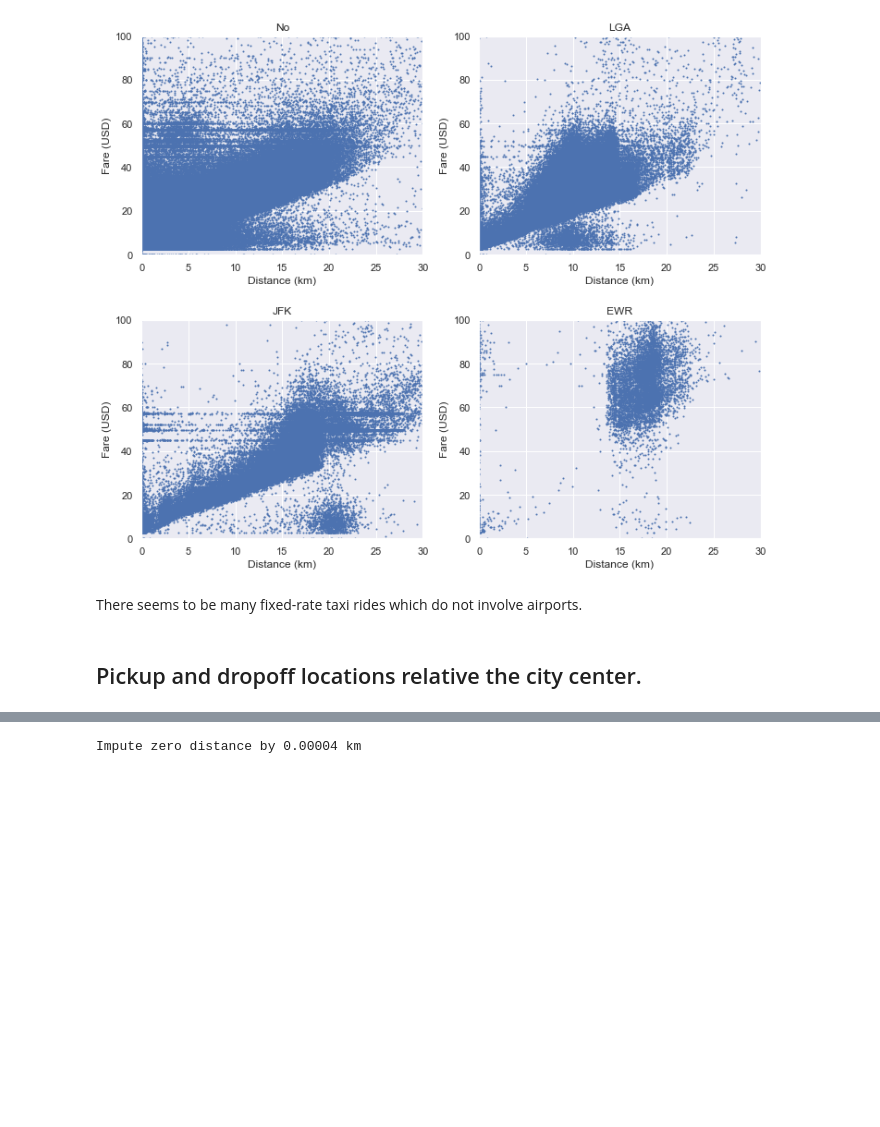
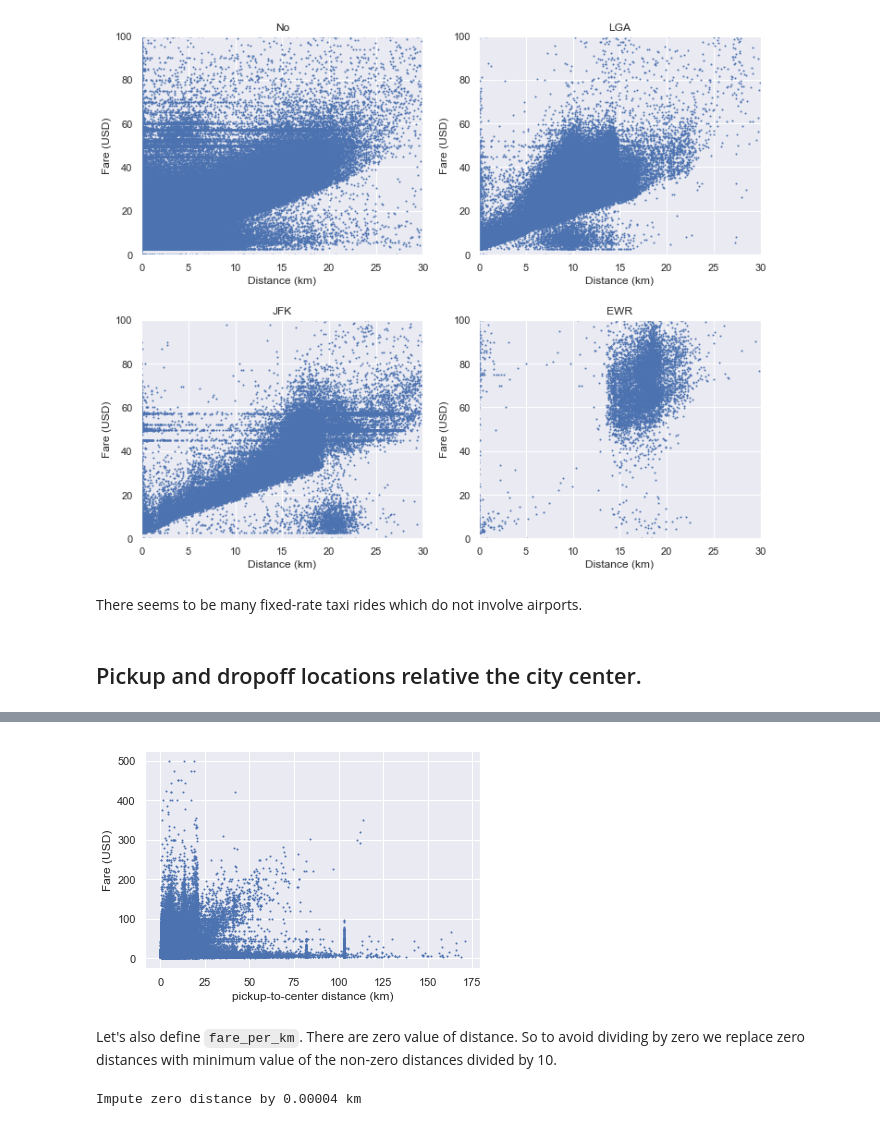
Before and after one commit to nguyentrunghai/Kaggle_projects, a Jupyter notebook: New_York_City_Taxi_Fare/data_cleaning.ipynb, the cells around one changed output, grey strips where cells are left out. Saved outputs shown, nothing was run; the diff lists cells and outputs as text; code cells hidden in the pictures; blank space fills up the shorter version.

```diff
--- a/New_York_City_Taxi_Fare/data_cleaning.ipynb
+++ b/New_York_City_Taxi_Fare/data_cleaning.ipynb
@@ -862,3 +895,16 @@ Let's also define `fare_per_km`
+# %%
+df_tmp = train_df.sample(frac=0.2, random_state=210)
+
+fig, ax = plt.subplots(nrows=1, ncols=1, figsize=(6, 4))
+
+ax.scatter(df_tmp["pickup_to_center_dist"], df_tmp["fare_amount"], s=1)
+ax.set_xlabel("pickup-to-center distance (km)")
+ax.set_ylabel("Fare (USD)")
+del df_tmp
+# %% [output]
+[figure, added]
+# %% [markdown]
+Let's also define `fare_per_km`. There are zero value of distance. So to avoid dividing by zero we replace zero distances with minimum value of the non-zero distances divided by 10.
 # %%
 def fare_per_km(df):
     nonzero_dist_min = df.loc[df["distance"] > 0, "distance"].min()
```
Also changed, not shown: parts of 52 cells of this notebook.
